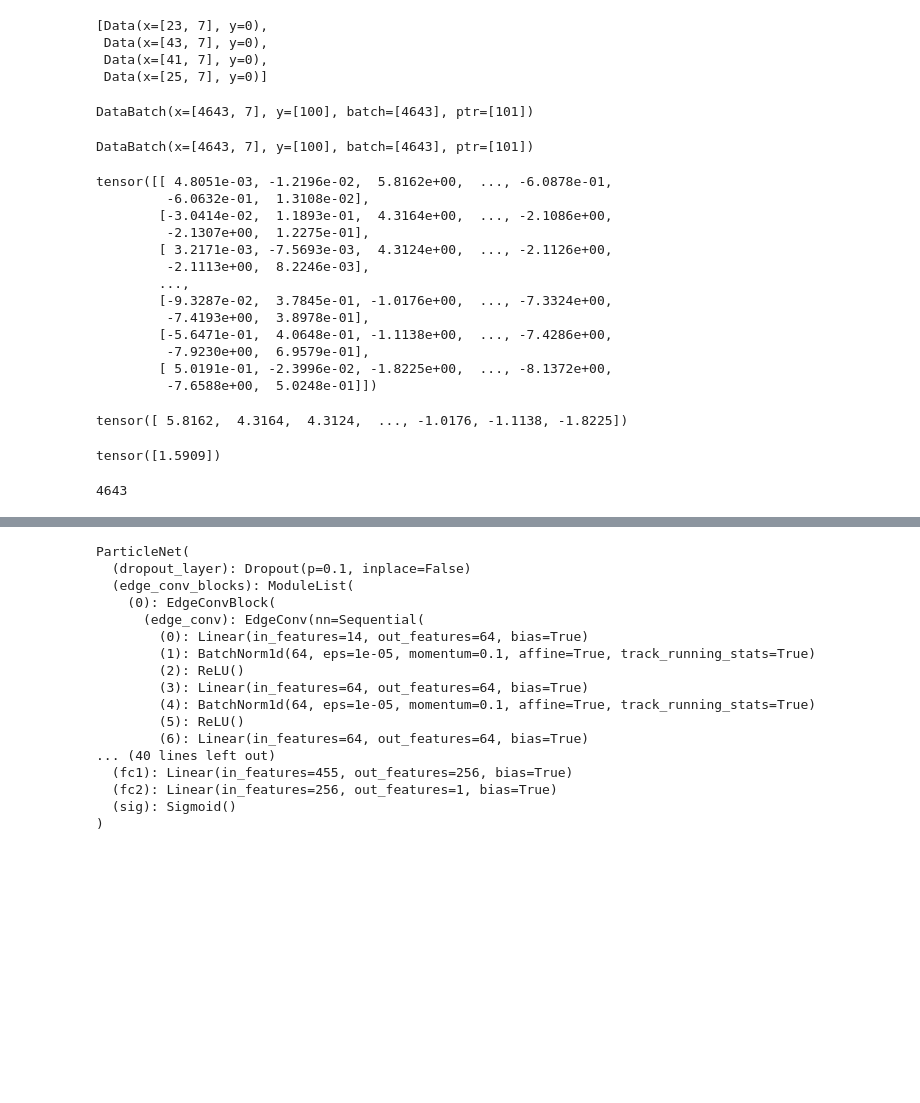
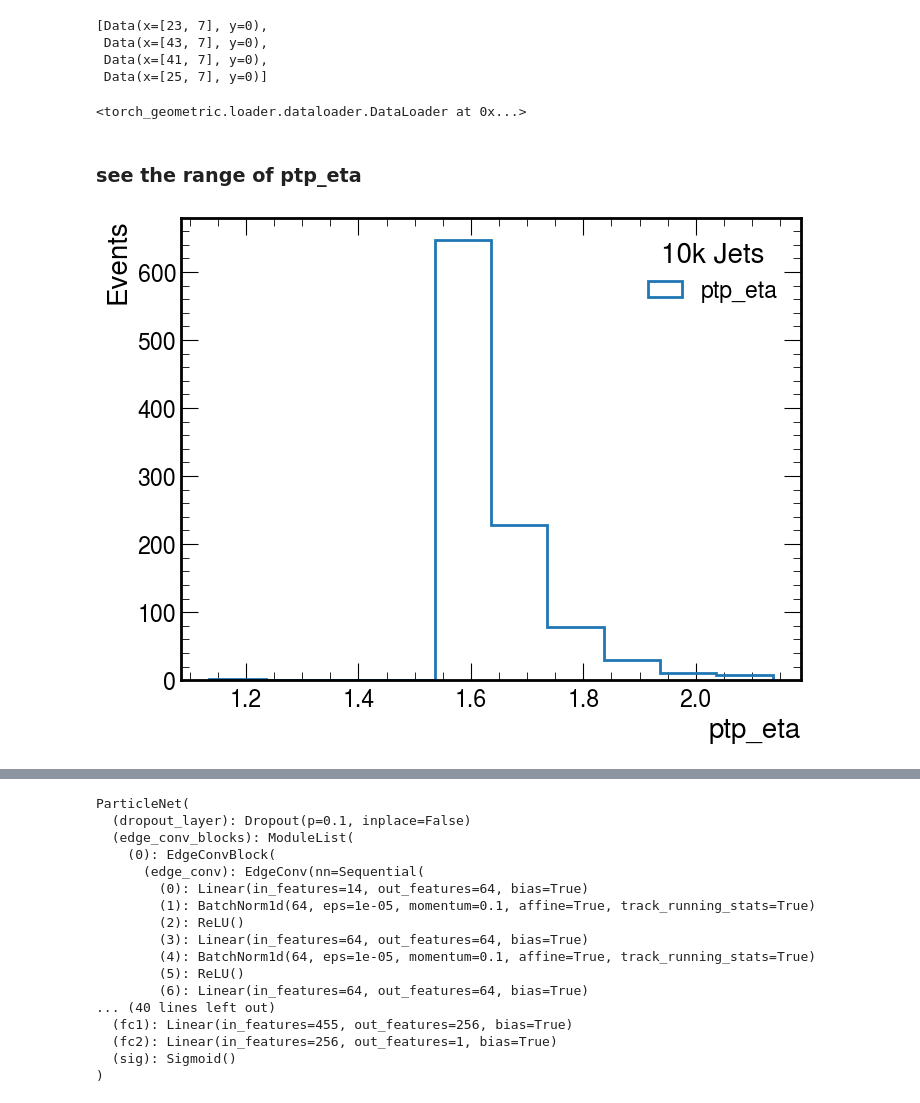
Before and after one commit to JavierZhao/JetCLR_VICReg, a Jupyter notebook: notebooks/PV_augmentations.ipynb, the cells around one changed output, grey strips where cells are left out. Cells and saved outputs as stored; diff of their text form; code cells hidden in the pictures; blank space fills up the shorter version.

```diff
--- a/notebooks/PV_augmentations.ipynb
+++ b/notebooks/PV_augmentations.ipynb
@@ -71,7 +83,7 @@ def load_data(dataset_path, flag, n_files=-1):
 
     return data
 
-dataset_path = "toptagging/"
+dataset_path = "/../ssl-jet-vol-v2/toptagging/"
 
 data_train = load_data(dataset_path, "train", n_files=2)
 # data_valid = load_data(dataset_path, "val", n_files=4)
@@ -131,44 +143,29 @@ batch_size = 100
 train_loader = DataLoader(data_train, batch_size)
 # valid_loader = DataLoader(data_valid, batch_size)
 test_loader = DataLoader(data_test, batch_size)
+# %%
+train_loader
+# %% [output]
+<torch_geometric.loader.dataloader.DataLoader at 0x...>
+# %% [markdown]
+### see the range of ptp_eta
 # %%
-for i, bb in enumerate(train_loader):
-#     x, y = batch.x, batch.y
-#     print(x.shape, y.shape)
-#     if i==5:
-        break
-bb
+ptp_eta_lst = []
+for i, bb in enumerate(test_loader):
+    bb = bb.clone()
+    bb = bb.to("cpu")
+    X = bb.x.numpy()
+    ptp_eta = np.ptp(X[:,0], axis=-1, keepdims=True)
+    ptp_eta_lst.append(ptp_eta[0])
+#     print(f"ptp_eta for batch {i} : {ptp_eta}")
+#     if i == 30:
+#         break
-# %% [output]
-DataBatch(x=[4643, 7], y=[100], batch=[4643], ptr=[101])
 # %%
-bb
+fig, ax = plt.subplots(figsize=(8, 6))
+plt.hist(ptp_eta_lst, bins=10, histtype="step", linewidth=2, label=f"ptp_eta")
+
+ax.legend(title="10k Jets")
+ax.set_xlabel(r"ptp_eta");
+ax.set_ylabel(r"Events");
 # %% [output]
-DataBatch(x=[4643, 7], y=[100], batch=[4643], ptr=[101])
+[figure, added]
-# %%
-bb.x
-# %% [output]
-tensor([[ 4.8051e-03, -1.2196e-02,  5.8162e+00,  ..., -6.0878e-01,
-         -6.0632e-01,  1.3108e-02],
-        [-3.0414e-02,  1.1893e-01,  4.3164e+00,  ..., -2.1086e+00,
-         -2.1307e+00,  1.2275e-01],
-        [ 3.2171e-03, -7.5693e-03,  4.3124e+00,  ..., -2.1126e+00,
-         -2.1113e+00,  8.2246e-03],
-        ...,
-        [-9.3287e-02,  3.7845e-01, -1.0176e+00,  ..., -7.3324e+00,
-         -7.4193e+00,  3.8978e-01],
-        [-5.6471e-01,  4.0648e-01, -1.1138e+00,  ..., -7.4286e+00,
-         -7.9230e+00,  6.9579e-01],
-        [ 5.0191e-01, -2.3996e-02, -1.8225e+00,  ..., -8.1372e+00,
-         -7.6588e+00,  5.0248e-01]])
-# %%
-mask bb.x[:,2] > 0
-# %% [output]
-tensor([ 5.8162,  4.3164,  4.3124,  ..., -1.0176, -1.1138, -1.8225])
-# %%
-np.ptp(bb.x[:,1], axis=-1, keepdims=True)
-# %% [output]
-tensor([1.5909])
-# %%
-bb.x.shape[0]
-# %% [output]
-4643
```
Also changed, not shown: parts of 25 cells of this notebook, 1 other file.
